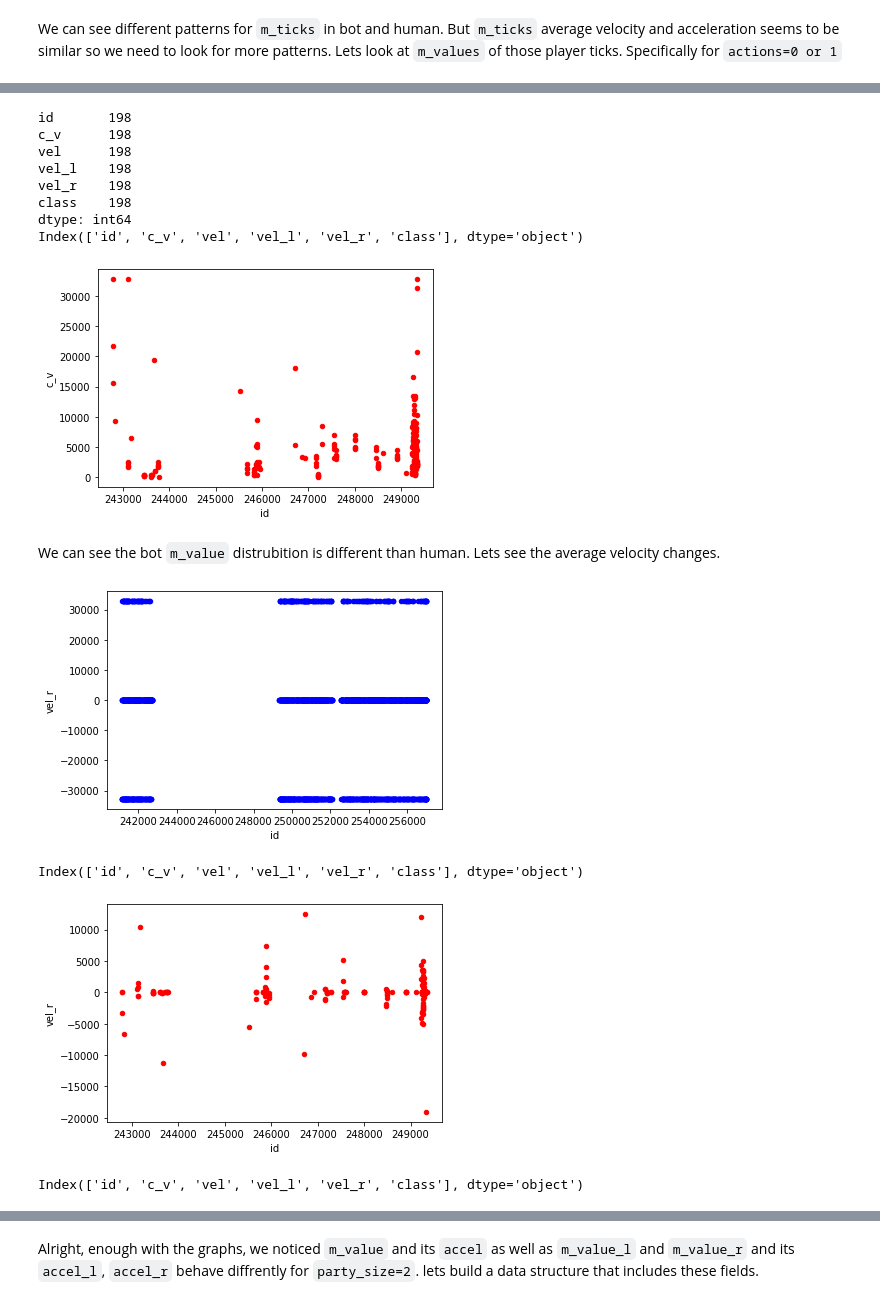
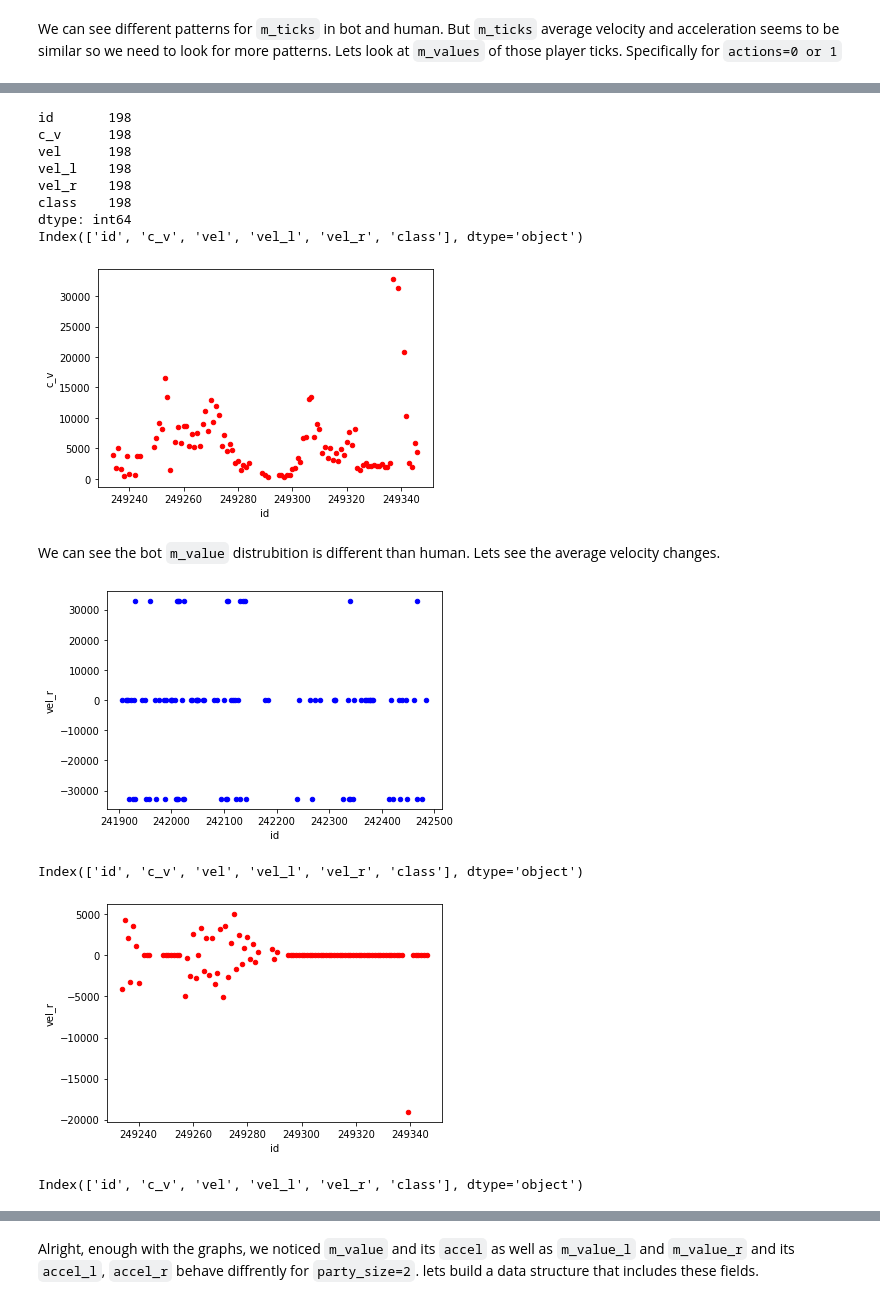
Before and after one commit to aws-samples/amazon-aurora-call-to-amazon-sagemaker-sample, a Jupyter notebook: stk-sample/env-build/sagemaker/stk-bot-detection-linear-reg-acceleration.ipynb, the cells around one changed output, grey strips where cells are left out. Saved outputs shown, nothing was run; the diff lists cells and outputs as text; code cells hidden in the pictures.

```diff
--- a/stk-sample/env-build/sagemaker/stk-bot-detection-linear-reg-acceleration.ipynb
+++ b/stk-sample/env-build/sagemaker/stk-bot-detection-linear-reg-acceleration.ipynb
@@ -230,7 +230,7 @@ Index(['id', 'c_v', 'vel', 'vel_l', 'vel_r', 'class'], dtype='object')
 # %%
 print(bot_vel_m_value.count())
 print(bot_vel_m_value.columns)
-bot_vel_m_value.plot(kind='scatter',x='id',y='c_v',color='red')
+bot_vel_m_value[100:200].plot(kind='scatter',x='id',y='c_v',color='red')
 plt.show()
 # %% [output]
 id       198
@@ -241,21 +241,21 @@ vel_r    198
 class    198
 dtype: int64
 Index(['id', 'c_v', 'vel', 'vel_l', 'vel_r', 'class'], dtype='object')
-[figure, old version]
+[figure, new version]
 # %% [markdown]
 We can see the bot `m_value` distrubition is different than human. Lets see the average velocity changes.
 # %%
-human_vel_m_value.plot(kind='scatter',x='id',y='vel_r',color='blue')
+human_vel_m_value[100:200].plot(kind='scatter',x='id',y='vel_r',color='blue')
 plt.show()
 human_vel_m_value.columns
 # %% [output]
-[figure, old version]
+[figure, new version]
 Index(['id', 'c_v', 'vel', 'vel_l', 'vel_r', 'class'], dtype='object')
 # %%
-bot_vel_m_value.plot(kind='scatter',x='id',y='vel_r',color='red')
+bot_vel_m_value[100:200].plot(kind='scatter',x='id',y='vel_r',color='red')
 plt.show()
 bot_vel_m_value.columns
 # %% [output]
-[figure, old version]
+[figure, new version]
 Index(['id', 'c_v', 'vel', 'vel_l', 'vel_r', 'class'], dtype='object')
 # %%
```
Also changed, not shown: parts of 40 cells of this notebook.
